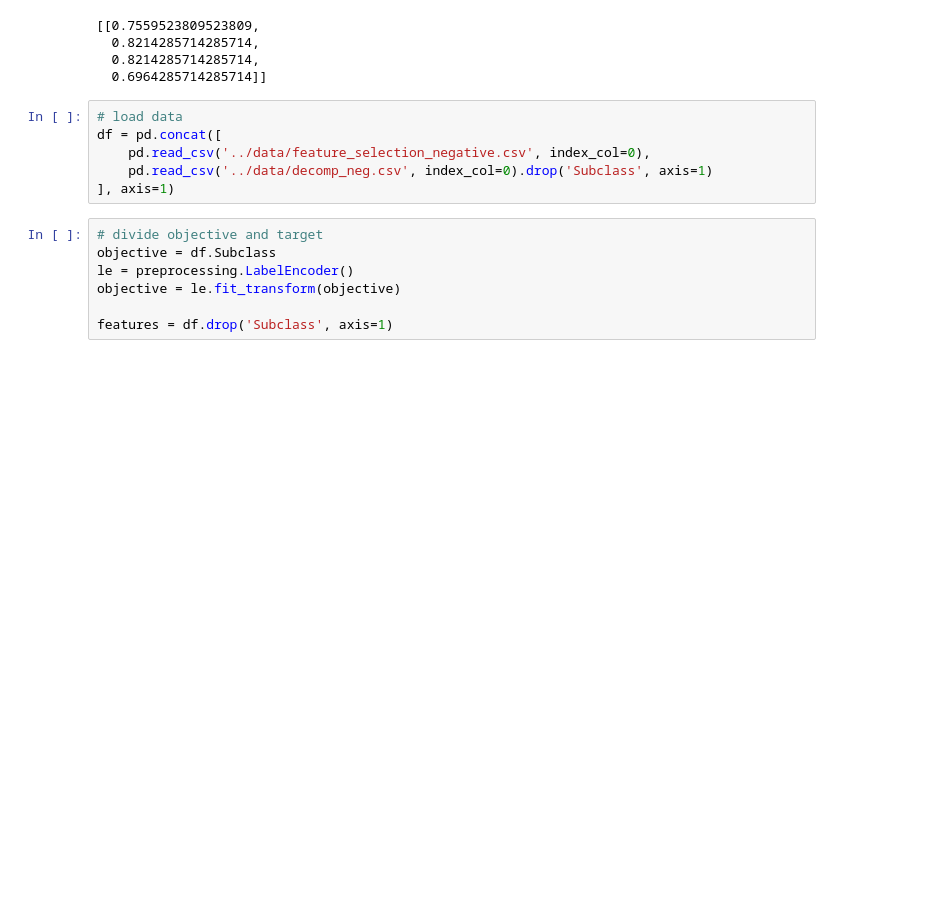
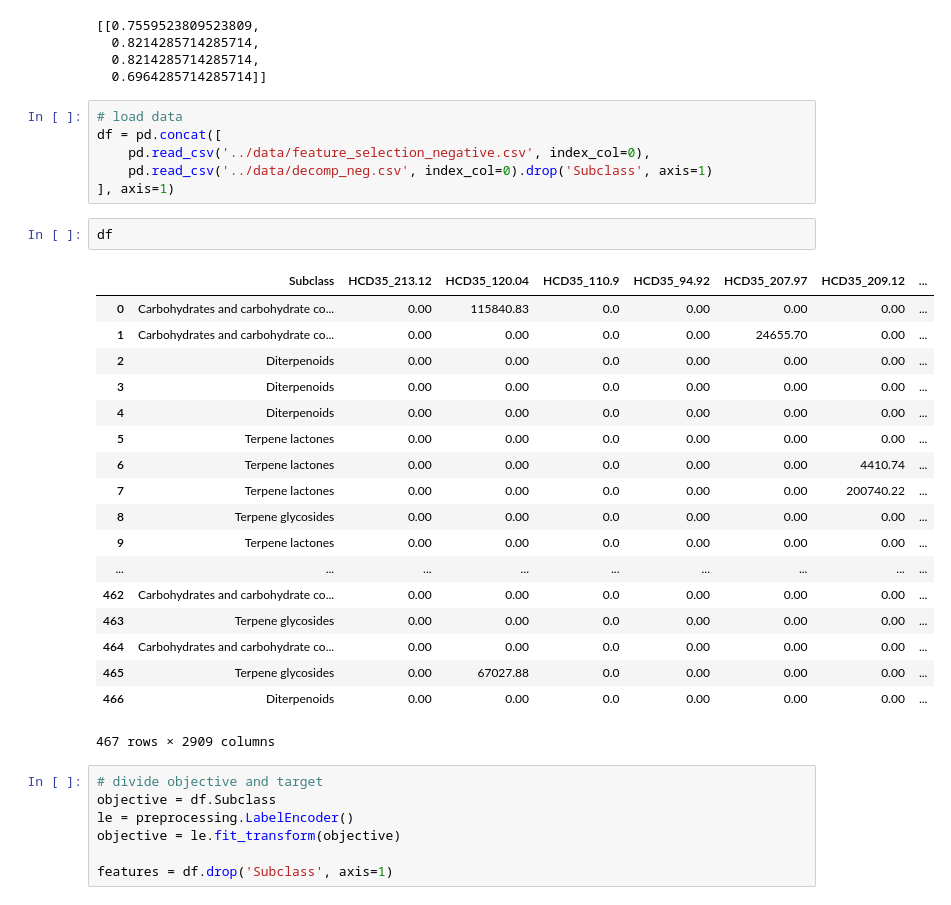
Before and after one commit to tobigithub/ms2class-1, a Jupyter notebook: ipynb/8_3_1_Decomposition + Feature Selection.ipynb, the cells around one changed output. Drawn from its saved outputs; the diff is of its cells as text; blank space fills up the shorter version.

```diff
--- a/ipynb/8_3_1_Decomposition + Feature Selection.ipynb
+++ b/ipynb/8_3_1_Decomposition + Feature Selection.ipynb
@@ -240,6 +238,27 @@ df = pd.concat([
     pd.read_csv('../data/feature_selection_negative.csv', index_col=0),
     pd.read_csv('../data/decomp_neg.csv', index_col=0).drop('Subclass', axis=1)
 ], axis=1)
+# %%
+df
+# %% [output]
+|  | Subclass | HCD35_213.12 | HCD35_120.04 | HCD35_110.9 | HCD35_94.92 | HCD35_207.97 | HCD35_209.12 | ... |
+| 0 | Carbohydrates and carbohydrate co... | 0.00 | 115840.83 | 0.0 | 0.00 | 0.00 | 0.00 | ... |
+| 1 | Carbohydrates and carbohydrate co... | 0.00 | 0.00 | 0.0 | 0.00 | 24655.70 | 0.00 | ... |
+| 2 | Diterpenoids | 0.00 | 0.00 | 0.0 | 0.00 | 0.00 | 0.00 | ... |
+| 3 | Diterpenoids | 0.00 | 0.00 | 0.0 | 0.00 | 0.00 | 0.00 | ... |
+| 4 | Diterpenoids | 0.00 | 0.00 | 0.0 | 0.00 | 0.00 | 0.00 | ... |
+| 5 | Terpene lactones | 0.00 | 0.00 | 0.0 | 0.00 | 0.00 | 0.00 | ... |
+| 6 | Terpene lactones | 0.00 | 0.00 | 0.0 | 0.00 | 0.00 | 4410.74 | ... |
+| 7 | Terpene lactones | 0.00 | 0.00 | 0.0 | 0.00 | 0.00 | 200740.22 | ... |
+| 8 | Terpene glycosides | 0.00 | 0.00 | 0.0 | 0.00 | 0.00 | 0.00 | ... |
+| 9 | Terpene lactones | 0.00 | 0.00 | 0.0 | 0.00 | 0.00 | 0.00 | ... |
+| ... | ... | ... | ... | ... | ... | ... | ... | ... |
+| 462 | Carbohydrates and carbohydrate co... | 0.00 | 0.00 | 0.0 | 0.00 | 0.00 | 0.00 | ... |
+| 463 | Terpene glycosides | 0.00 | 0.00 | 0.0 | 0.00 | 0.00 | 0.00 | ... |
+| 464 | Carbohydrates and carbohydrate co... | 0.00 | 0.00 | 0.0 | 0.00 | 0.00 | 0.00 | ... |
+| 465 | Terpene glycosides | 0.00 | 67027.88 | 0.0 | 0.00 | 0.00 | 0.00 | ... |
+| 466 | Diterpenoids | 0.00 | 0.00 | 0.0 | 0.00 | 0.00 | 0.00 | ... |
+467 rows × 2909 columns
 # %%
 # divide objective and target
 objective = df.Subclass
```
Also changed, not shown: parts of 7 cells of this notebook, 10 other files.
